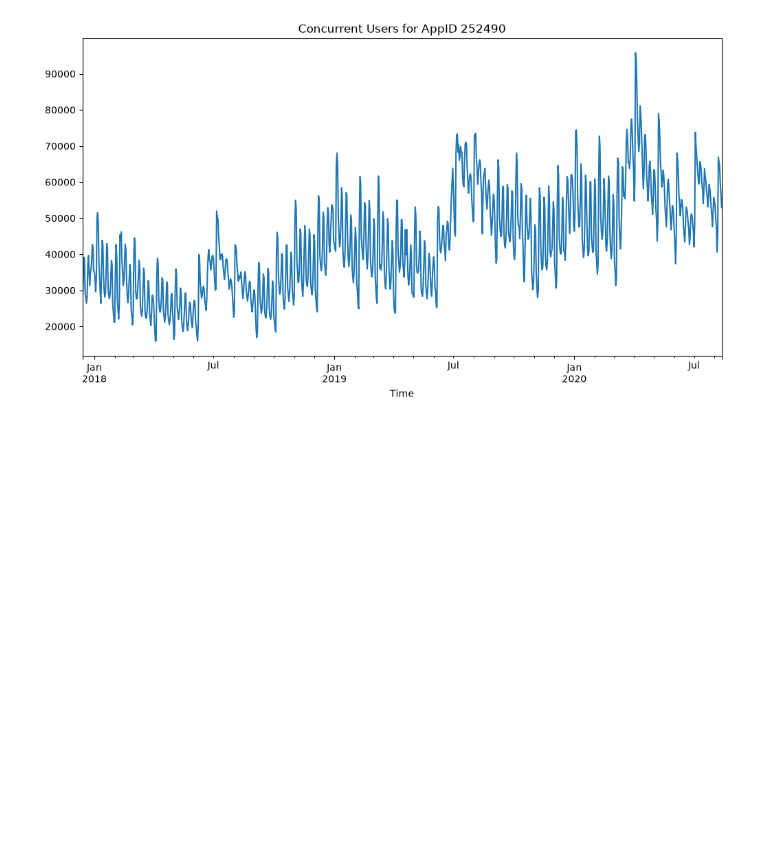
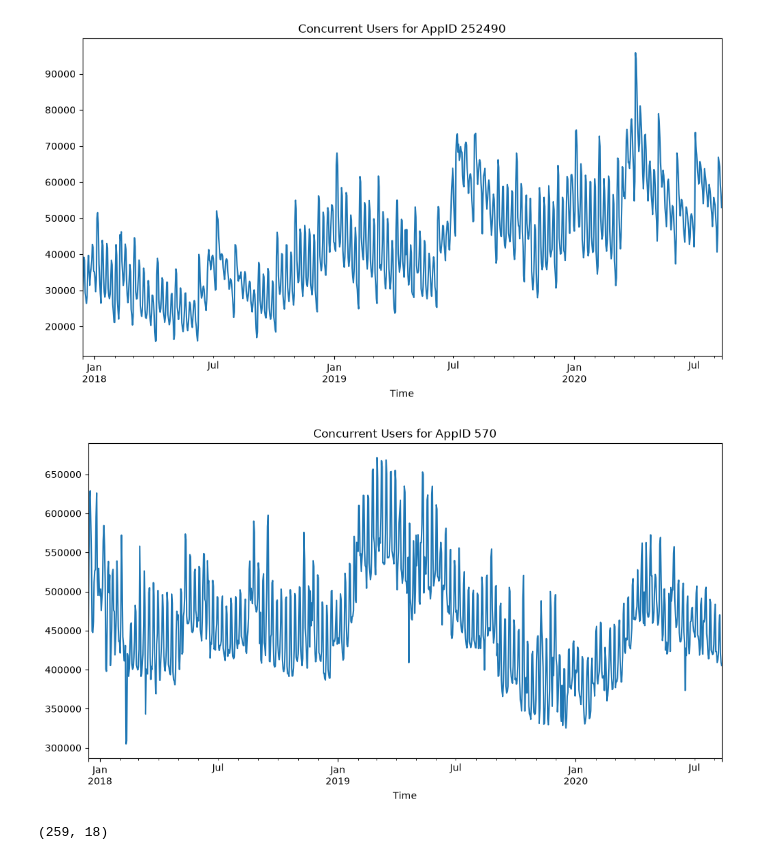
Before and after one commit to d-m-g/steam-games-life-analysis, a Jupyter notebook: analysis.ipynb, the cells around one changed output. Drawn from its saved outputs; the diff is of its cells as text; code cells hidden in the pictures; blank space fills up the shorter version.

```diff
--- a/analysis.ipynb
+++ b/analysis.ipynb
@@ -173,3 +174,12 @@ plot = (game3_ccu["Playercount"].resample("D").mean()
         .plot(title=f"Concurrent Users for AppID {game3_id}", figsize=(12, 6)))
 # %% [output]
 [figure]
+# %%
+game4_id = 570
+game4_file = find_game_ccu_file(game4_id)
+game4_ccu = pd.read_csv(f"{game4_file}", parse_dates=["Time"], index_col="Time")
+# %%
+plot = (game4_ccu["Playercount"].resample("D").mean()
+        .plot(title=f"Concurrent Users for AppID {game4_id}", figsize=(12, 6)))
+# %% [output]
+[figure, added]
@@ -175,0 +191,5 @@ plot = (game3_ccu["Playercount"].resample("D").mean()
+# %%
+matching_games = matching_games.dropna()
+matching_games.shape
+# %% [output]
+(259, 18)
```
Also changed, not shown: parts of 4 cells of this notebook, 1 other file.
